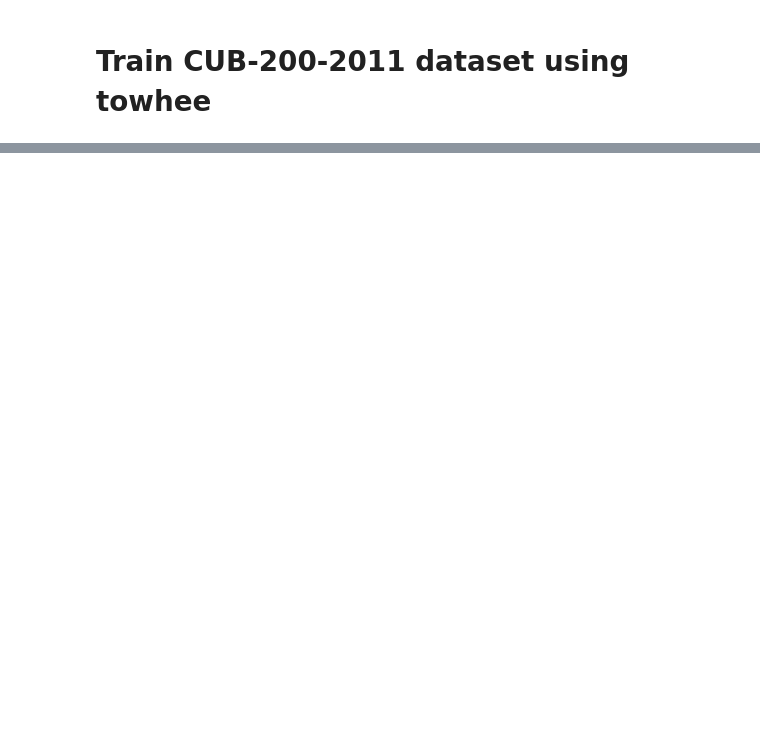
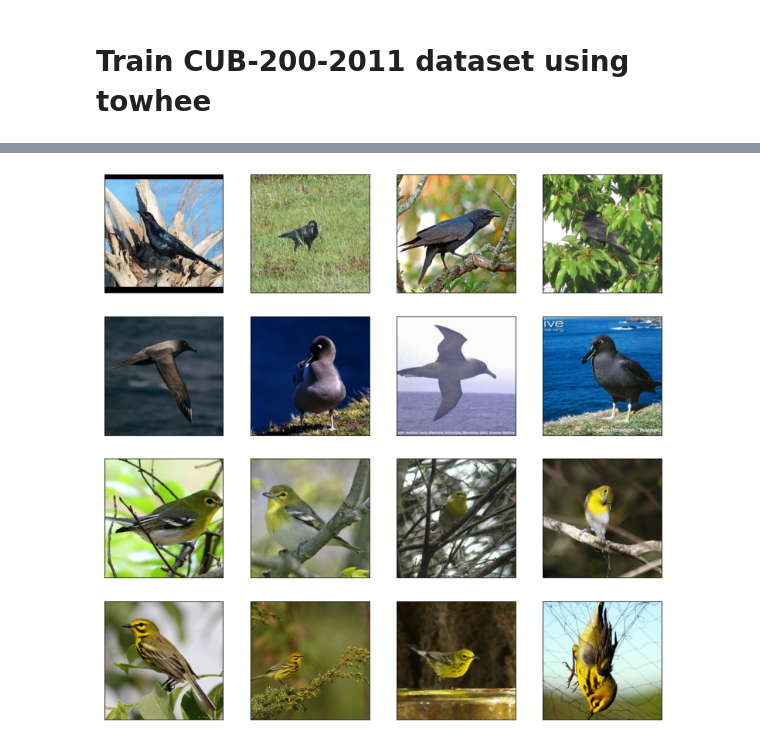
Before and after one commit to zc277584121/towhee_examples, a Jupyter notebook: train_cub_200_2011.ipynb, the cells around one changed output, grey strips where cells are left out. Saved outputs shown, nothing was run; the diff lists cells and outputs as text; code cells hidden in the pictures; blank space fills up the shorter version.

Commit message:
cub_200
Signed-off-by: ChengZi <chen.zhang@zilliz.com>

```diff
--- a/train_cub_200_2011.ipynb
+++ b/train_cub_200_2011.ipynb
@@ -35,3 +35,4 @@ Just extract `CUB_200_2011.tgz` and rename folder `images` to `images_orig`.
 # %%
-root_dir = '/path/to/your/dataset/Birds-200-2011/data/CUB_200_2011'
-# root_dir = '/home/zhangchen/zhangchen_workspace/dataset/caltech-ucsd-bird-200-2011/Caltech-UCSD Birds-200-2011/data/CUB_200_2011'
+# root_dir = '/path/to/your/dataset/Birds-200-2011/data/CUB_200_2011'
+root_dir = '/home/zhangchen/zhangchen_workspace/dataset/caltech-ucsd-bird-200-2011/Caltech-UCSD Birds-200-2011/data/CUB_200_2011'
+# root_dir = '/Users/zilliz/dataset/Caltech-UCSD Birds-200-2011/data/CUB_200_2011'
@@ -43,0 +114,12 @@ new_images_folder = 'images'
+# %%
+import os
+
+data_dir = os.path.join(root_dir, 'images')
+train_data_dir = os.path.join(data_dir, 'train')
+test_data_dir = os.path.join(data_dir, 'test')
+# %%
+from towhee.trainer.utils.visualization import image_folder_sample_show, image_folder_statistic
+
+image_folder_sample_show(train_data_dir, rows=4, cols=4, img_size=255)
+# %% [output]
+[figure, added]
```
Also changed, not shown: parts of 41 cells of this notebook, 11 other files.
